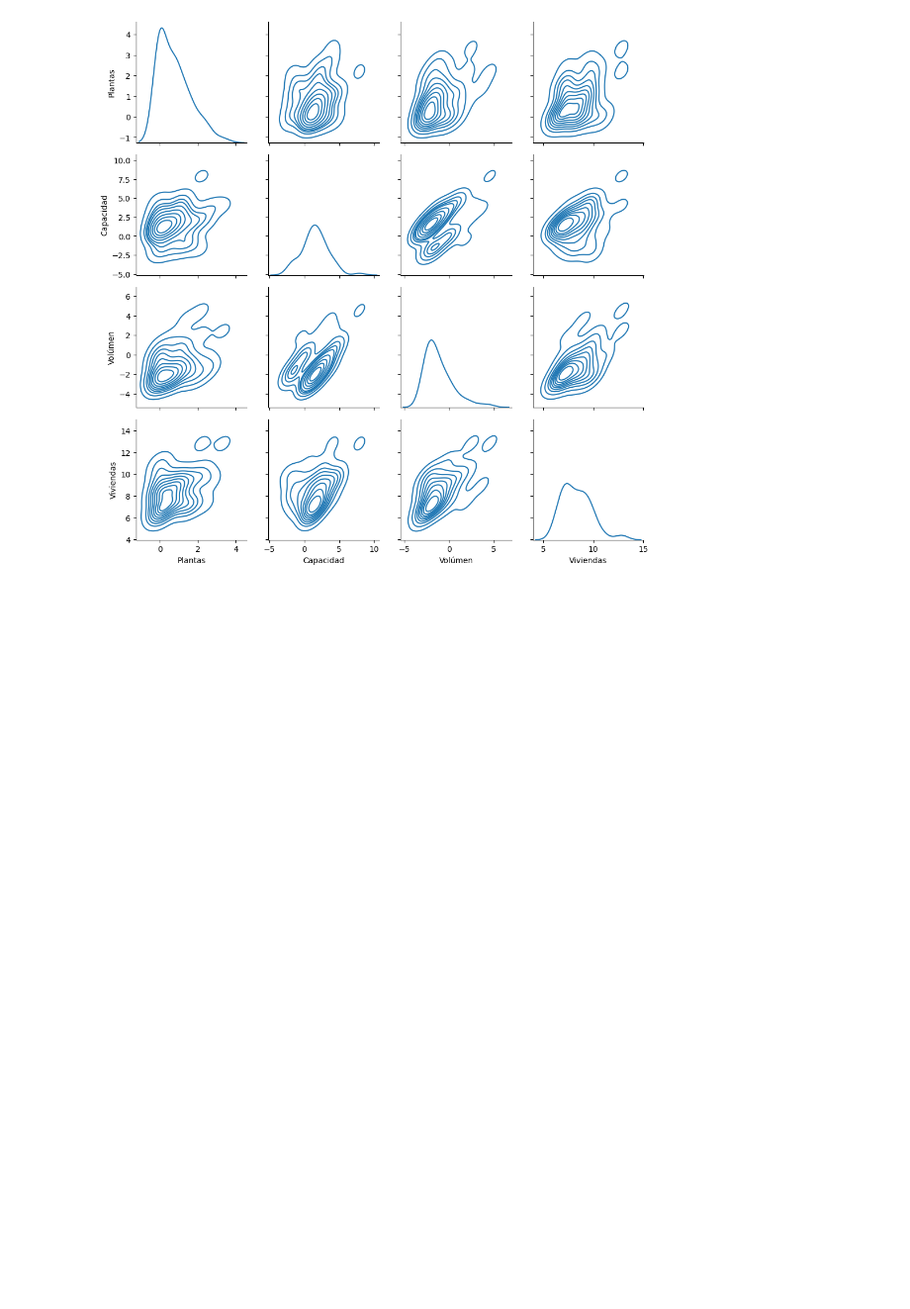
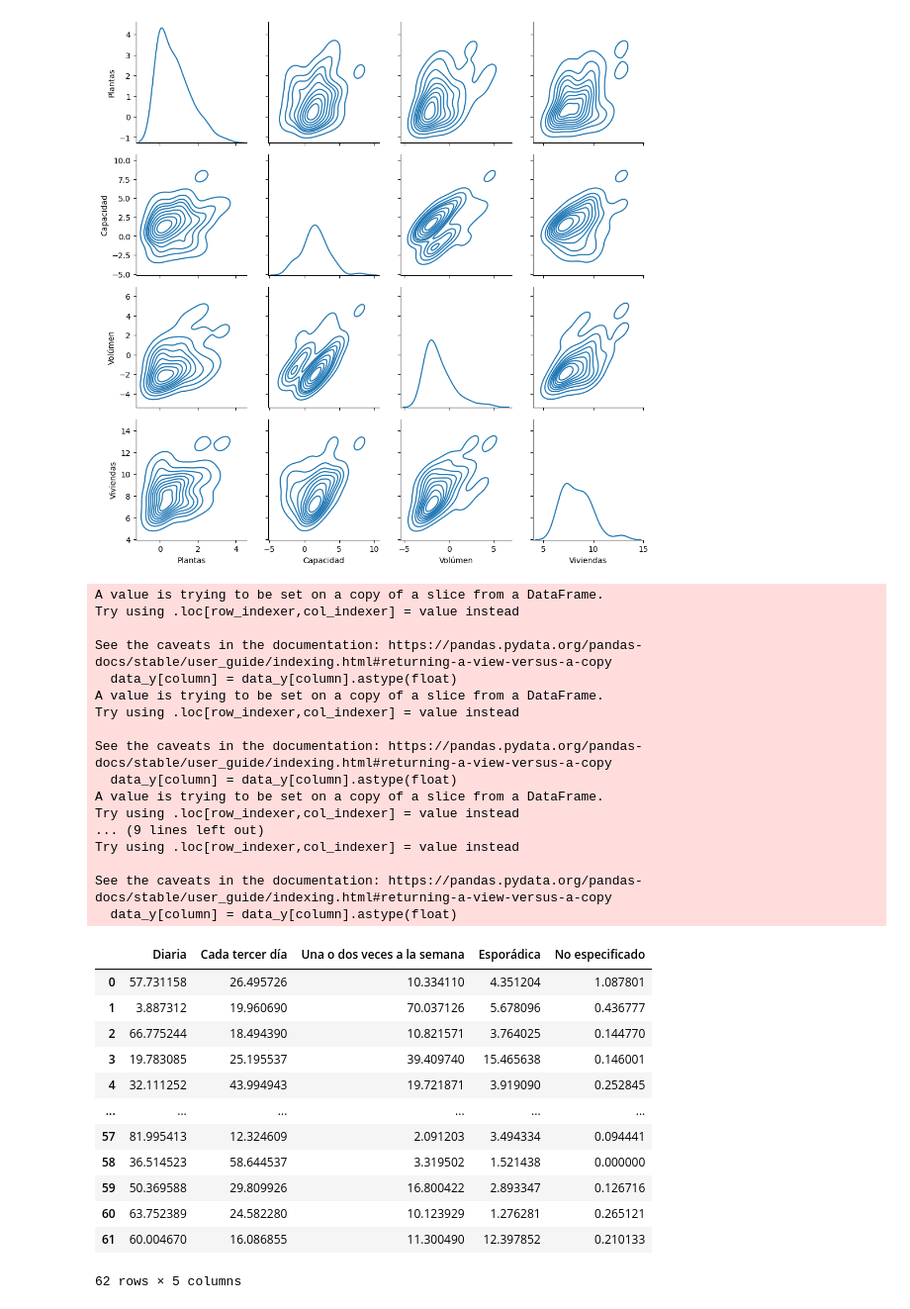
Before and after one commit to AlexTheSleepy/ODS-puebla-ML, a Jupyter notebook: Data_processing.ipynb, the cells around one changed output. Shown at 99% size. Saved outputs shown, nothing was run; the diff lists cells and outputs as text; code cells hidden in the pictures; blank space fills up the shorter version.

```diff
--- a/Data_processing.ipynb
+++ b/Data_processing.ipynb
@@ -135,3 +135,39 @@ pt.savefig("Visualización de la base log.png", format = "png")
 plt.show()
 # %% [output]
 [figure]
+# %%
+data_y = data_limpia[columnas[-5:]]
+for column in data_y.columns:
+    data_y[column] = data_y[column].astype(float)
+data_y
+# %% [output]
+A value is trying to be set on a copy of a slice from a DataFrame.
+Try using .loc[row_indexer,col_indexer] = value instead
+
+See the caveats in the documentation: https://pandas.pydata.org/pandas-docs/stable/user_guide/indexing.html#returning-a-view-versus-a-copy
+  data_y[column] = data_y[column].astype(float)
+A value is trying to be set on a copy of a slice from a DataFrame.
+Try using .loc[row_indexer,col_indexer] = value instead
+
+See the caveats in the documentation: https://pandas.pydata.org/pandas-docs/stable/user_guide/indexing.html#returning-a-view-versus-a-copy
+  data_y[column] = data_y[column].astype(float)
+A value is trying to be set on a copy of a slice from a DataFrame.
+Try using .loc[row_indexer,col_indexer] = value instead
+... (9 lines left out)
+Try using .loc[row_indexer,col_indexer] = value instead
+
+See the caveats in the documentation: https://pandas.pydata.org/pandas-docs/stable/user_guide/indexing.html#returning-a-view-versus-a-copy
+  data_y[column] = data_y[column].astype(float)
+|  | Diaria | Cada tercer día | Una o dos veces a la semana | Esporádica | No especificado |
+| 0 | 57.731158 | 26.495726 | 10.334110 | 4.351204 | 1.087801 |
+| 1 | 3.887312 | 19.960690 | 70.037126 | 5.678096 | 0.436777 |
+| 2 | 66.775244 | 18.494390 | 10.821571 | 3.764025 | 0.144770 |
+| 3 | 19.783085 | 25.195537 | 39.409740 | 15.465638 | 0.146001 |
+| 4 | 32.111252 | 43.994943 | 19.721871 | 3.919090 | 0.252845 |
+| ... | ... | ... | ... | ... | ... |
+| 57 | 81.995413 | 12.324609 | 2.091203 | 3.494334 | 0.094441 |
+| 58 | 36.514523 | 58.644537 | 3.319502 | 1.521438 | 0.000000 |
+| 59 | 50.369588 | 29.809926 | 16.800422 | 2.893347 | 0.126716 |
+| 60 | 63.752389 | 24.582280 | 10.123929 | 1.276281 | 0.265121 |
+| 61 | 60.004670 | 16.086855 | 11.300490 | 12.397852 | 0.210133 |
+62 rows × 5 columns
```
Also changed, not shown: parts of 2 cells of this notebook, 1 other file.
